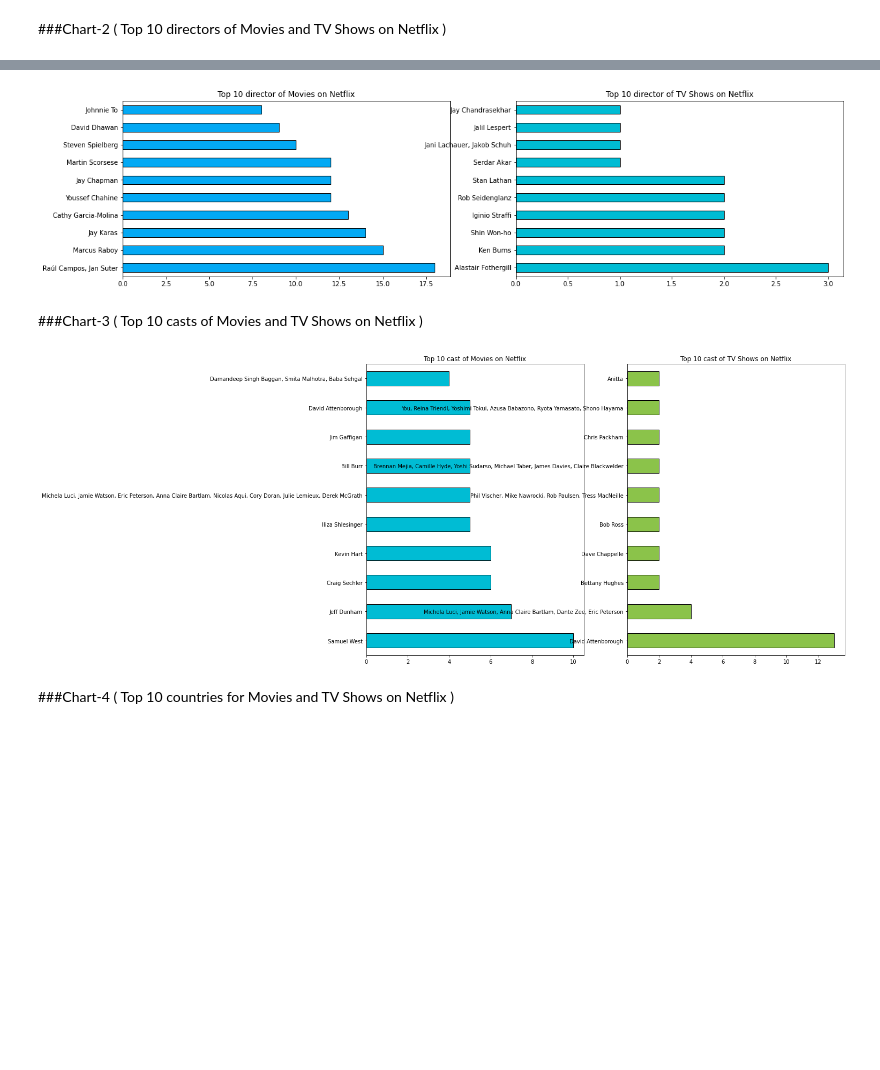
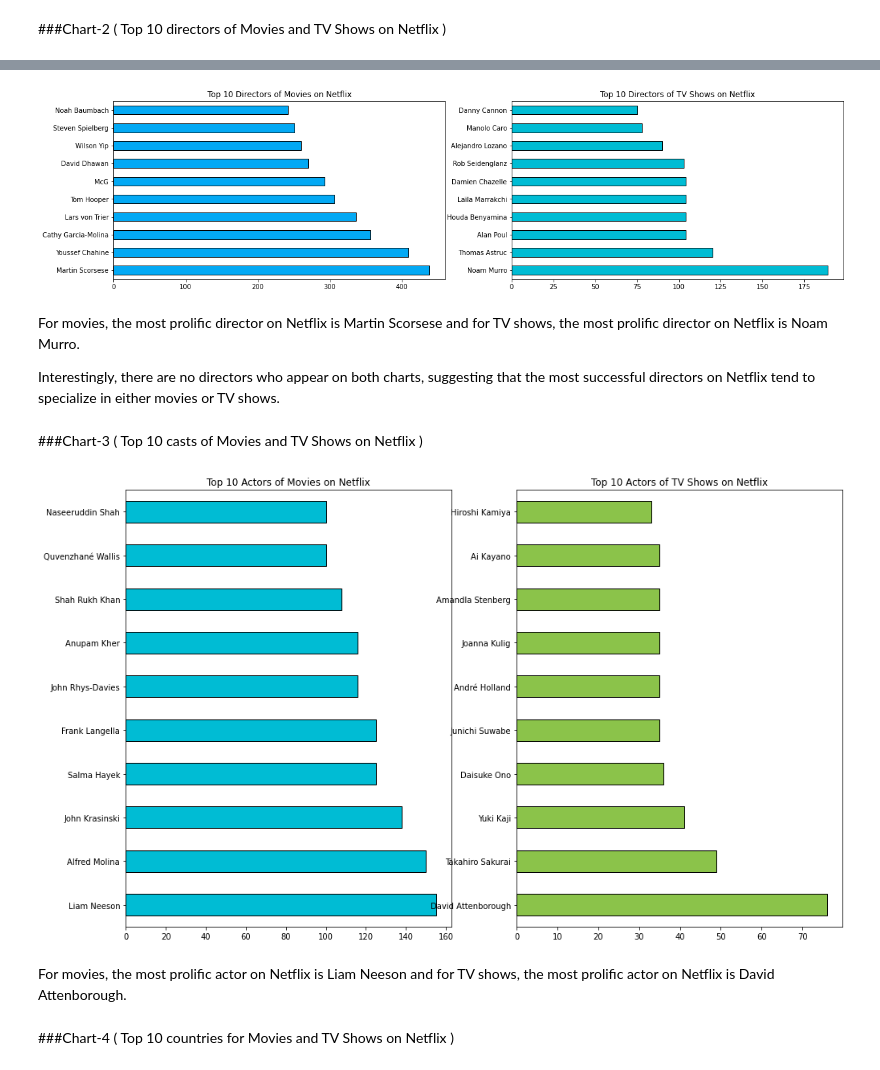
Before and after one commit to ashisaxena710/Netflix_Movies_and_TV_Shows_Clustering, a Jupyter notebook: Ashi_Individual_Colab_Netflix.ipynb, the cells around one changed output, grey strips where cells are left out. Saved outputs shown, nothing was run; the diff lists cells and outputs as text; code cells hidden in the pictures; blank space fills up the shorter version.

```diff
--- a/Ashi_Individual_Colab_Netflix.ipynb
+++ b/Ashi_Individual_Colab_Netflix.ipynb
@@ -294,0 +409,4 @@ df['rating']=df['rating'].fillna(df['rating'].mode()[0])
+# %%
+# Merging unnested data with the created dataframe in order to make the final dataframe
+df = df7.merge(df[['type', 'title', 'date_added', 'release_year', 'rating', 'duration','description']],on=['title'],how='left')
+df.head()
@@ -303,9 +422,23 @@ There are some columns whose datatypes are to be changed :
 # %%
-# Converting the 'release_year' column to datetime format
-# df['release_year'] = pd.to_datetime(df['release_year'], format='%Y')
+# # Converting the 'release_year' column to datetime format
+# # df['release_year'] = pd.to_datetime(df['release_year'], format='%Y')
 
-# Converting the 'date_added' column to datetime format
-df['date_added'] = pd.to_datetime(df['date_added'], infer_datetime_format=True)
+# # Converting the 'date_added' column to datetime format
+# df['date_added'] = pd.to_datetime(df['date_added'], infer_datetime_format=True)
+# %%
+# Typecasting duration into integer
+df['duration']= df['duration'].apply(lambda x: int(x.split()[0]))
+
+# Typecasting string object to datetime object of date_added column
+df['date_added']= pd.to_datetime(df['date_added'])
+
+# Extracting date, day, month and year from date_added column
+df["day_added"]= df["date_added"].dt.day
+df["month_added"]= df["date_added"].dt.month
+df["year_added"]= df["date_added"].dt.year
+
+# Dropping date_added
+df.drop('date_added', axis=1, inplace=True)
 # %% [markdown]
 ### Minimizing the categories in 'rating' column
 # %% [markdown]
@@ -408,36 +552,42 @@ TV_shows_df=df[df['type']=='TV Show']
 # Create a figure with two subplots
 fig, (ax1, ax2) = plt.subplots(1, 2, figsize=(20, 5))
 
-# Plot the top 10 director for movies on Netflix
-Movies_df[~(Movies_df['director']=='Unknown')].director.value_counts().nlargest(10).plot(kind='barh', color='#03A9F4', edgecolor='black', ax=ax1)
-ax1.set_title('Top 10 director of Movies on Netflix')
+# Plot the top 10 Directors for movies on Netflix
+Movies_df[~(Movies_df['Directors']=='Unknown')].Directors.value_counts().nlargest(10).plot(kind='barh', color='#03A9F4', edgecolor='black', ax=ax1)
+ax1.set_title('Top 10 Directors of Movies on Netflix')
 
-# Plot the top 10 director for TV shows on Netflix
-TV_shows_df[~(TV_shows_df['director']=='Unknown')].director.value_counts().nlargest(10).plot(kind='barh', color='#00BCD4', edgecolor='black', ax=ax2)
-ax2.set_title('Top 10 director of TV Shows on Netflix')
+# Plot the top 10 Directors for TV shows on Netflix
+TV_shows_df[~(TV_shows_df['Directors']=='Unknown')].Directors.value_counts().nlargest(10).plot(kind='barh', color='#00BCD4', edgecolor='black', ax=ax2)
+ax2.set_title('Top 10 Directors of TV Shows on Netflix')
 
 # Display the chart
 plt.show()
 # %% [output]
-[figure, old version]
+[figure, new version]
+# %% [markdown]
+For movies, the most prolific director on Netflix is Martin Scorsese and for TV shows, the most prolific director on Netflix is Noam Murro.
+
+Interestingly, there are no directors who appear on both charts, suggesting that the most successful directors on Netflix tend to specialize in either movies or TV shows.
 # %% [markdown]
 ###Chart-3 ( Top 10 casts of Movies and TV Shows on Netflix )
 # %%
 # Create a figure with two subplots
 fig, (ax1, ax2) = plt.subplots(1, 2, figsize=(16,10))
 
-# Plot the top 10 cast for movies on Netflix
-Movies_df[~(Movies_df['cast']=='Unknown')].cast.value_counts().nlargest(10).plot(kind='barh', color='#00BCD4', edgecolor='black', ax=ax1)
-ax1.set_title('Top 10 casts of Movies on Netflix')
+# Plot the top 10 Actors for movies on Netflix
+Movies_df[~(Movies_df['Actors']=='Unknown')].Actors.value_counts().nlargest(10).plot(kind='barh', color='#00BCD4', edgecolor='black', ax=ax1)
+ax1.set_title('Top 10 Actors of Movies on Netflix')
 
-# Plot the top 10 cast for TV shows on Netflix
-TV_shows_df[~(TV_shows_df['cast']=='Unknown')].cast.value_counts().nlargest(10).plot(kind='barh', color='#8BC34A', edgecolor='black', ax=ax2)
-ax2.set_title('Top 10 casts of TV Shows on Netflix')
+# Plot the top 10 Actors for TV shows on Netflix
+TV_shows_df[~(TV_shows_df['Actors']=='Unknown')].Actors.value_counts().nlargest(10).plot(kind='barh', color='#8BC34A', edgecolor='black', ax=ax2)
+ax2.set_title('Top 10 Actors of TV Shows on Netflix')
 
 # Display the chart
 plt.show()
 # %% [output]
-[figure, old version]
+[figure, new version]
+# %% [markdown]
+For movies, the most prolific actor on Netflix is Liam Neeson and for TV shows, the most prolific actor on Netflix is David Attenborough.
 # %% [markdown]
 ###Chart-4 ( Top 10 countries for Movies and TV Shows on Netflix )
 # %%
```
Also changed, not shown: parts of 39 cells of this notebook.
